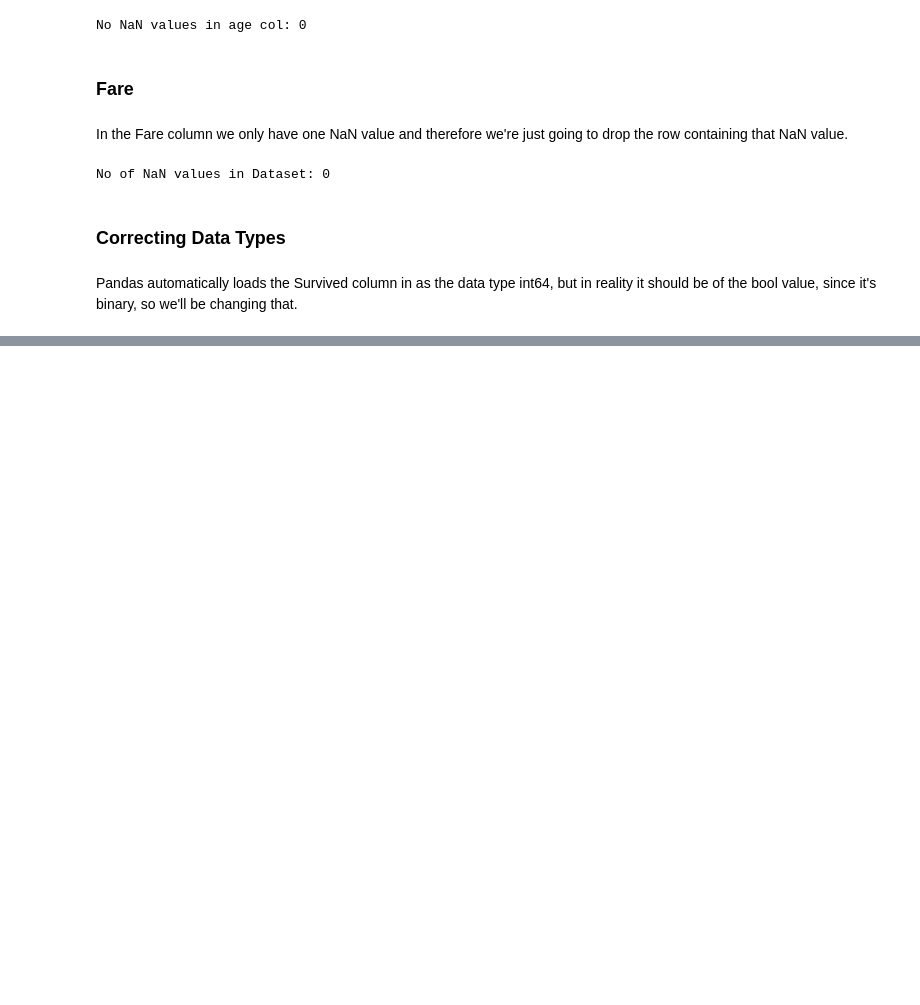
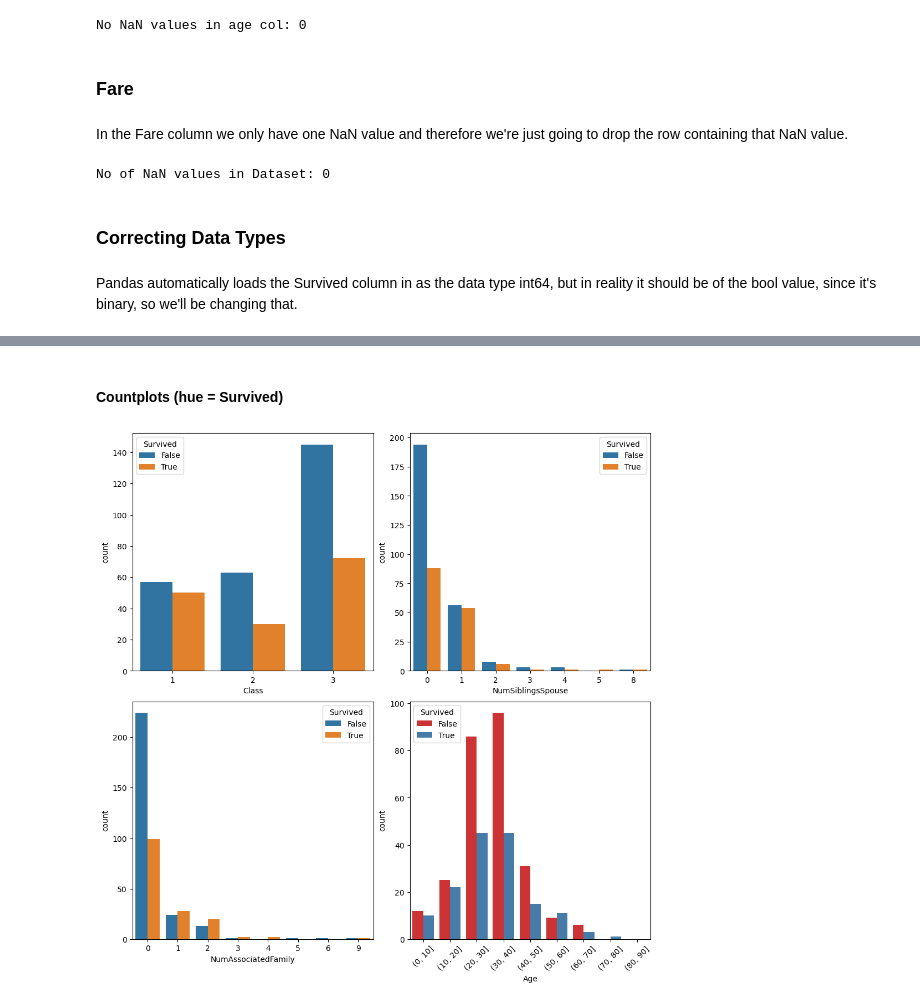
Before and after one commit to Tovborg/TitanicDataset, a Jupyter notebook: titanic.ipynb, the cells around one changed output, grey strips where cells are left out. Drawn from its saved outputs; the diff is of its cells as text; code cells hidden in the pictures; blank space fills up the shorter version.

```diff
--- a/titanic.ipynb
+++ b/titanic.ipynb
@@ -134,0 +167,18 @@ array([0, 1, 2, 3, 4, 5, 8])
+# %% [markdown]
+#### Countplots (hue = Survived)
+# %%
+
+fig, axs = plt.subplots(2, 2, figsize=(10, 10), constrained_layout=True)
+
+
+sns.countplot(data=titanic_dropped, x="Class", hue='Survived', ax=axs[0,0])
+sns.countplot(data=titanic_dropped, x="NumSiblingsSpouse", hue='Survived', ax=axs[0,1])
+sns.countplot(data=titanic_dropped, x="NumAssociatedFamily", hue='Survived', ax=axs[1,0])
+sns.countplot(data=titanic_dropped, x=pd.cut(titanic_dropped['Age'], bins=[0, 10, 20, 30, 40, 50, 60, 70, 80, 90]), hue='Survived', palette='Set1', ax=axs[1,1])
+# rotate xtick labels
+plt.setp(axs[1,1].get_xticklabels(), rotation=45)
+
+# plt.xticks(np.arange(0, 100, 10))
+plt.show()
+# %% [output]
+[figure, added]
```
Also changed, not shown: parts of 12 cells of this notebook.
